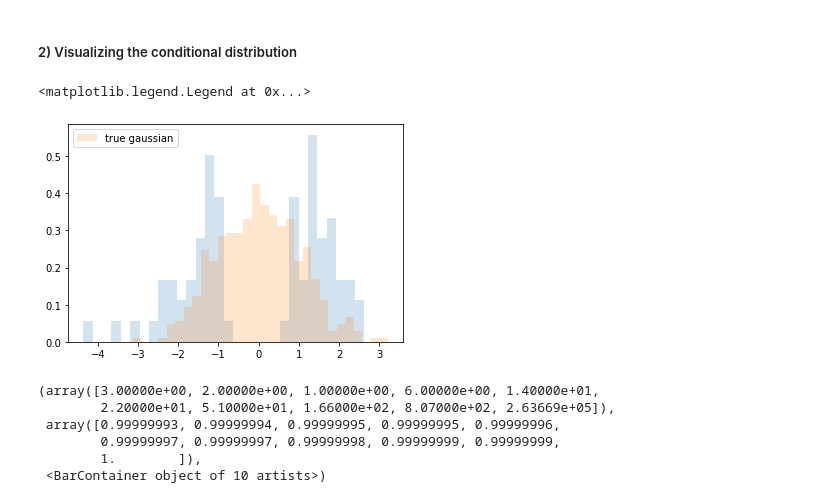
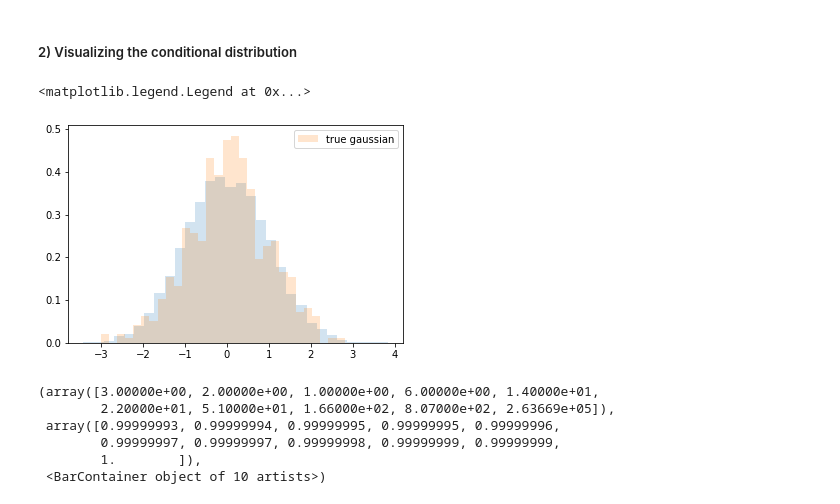
Before and after one commit to quentin-duchemin/SIGLE, a Jupyter notebook: SIGLE.ipynb, the cells around one changed output. Cells and saved outputs as stored; diff of their text form; code cells hidden in the pictures.

```diff
--- a/SIGLE.ipynb
+++ b/SIGLE.ipynb
@@ -116,0 +85,29 @@ Size selected support:  9
+# %%
+n,p = 1200,12
+lamb = 2
+
+d = 2
+theta = 0.1*np.ones(d)
+truetheta = np.zeros(p)
+truetheta[:d] = theta
+
+np.random.seed(1)
+
+rescale = 2*np.sqrt(n)/p
+X = rescale * np.random.normal(0,1,(n,p))
+#X /= np.tile(np.linalg.norm(X,axis=0),(n,1))
+matXtrue = X[:,:d]
+
+sig = sigmoid(matXtrue @ theta)
+yobs = np.random.rand(n) <= sig
+model = LogisticRegression(C = 1/lamb, penalty='l1', solver='liblinear', fit_intercept=False)
+model.fit(X, yobs)
+theta_obs = model.coef_[0]
+M = np.where( np.abs(theta_obs) > 1e-5)[0]
+print('Selected support: ', M)
+print('Size selected support: ', len(M))
+
+
+# definition of the null distribution
+thetanull = np.zeros(p)
+signull = sigmoid(X @ thetanull)
@@ -122,17 +122,17 @@ If $n\geq17$, *SEI_sampling* should be set to *True* to avoid computational issu
 # %%
 SEI_sampling = True
 if SEI_sampling:
-    states = SEI_by_sampling(sig, X, lamb, M, nb_ite=10000000)
+    states = SEI_by_sampling(sig, X, lamb, M, nb_ite=10000)
     if (np.abs(signull - sig)>1e-3).any():
-        statesnull = SEI_by_sampling(signull, X, lamb, M, nb_ite=10000000)
+        statesnull = SEI_by_sampling(signull, X, lamb, M, nb_ite=10000)
     else:
         statesnull = np.copy(states)
 else:
     probasalt, EM_states = true_conditional_distribution(theta_obs,X,yobs,lamb,truetheta,conditioning_signs=False)
-    probasnull, EM_statesnull = true_conditional_distribution(theta_obs,X,yobs,lamb,thetanull,conditioning_signs=False,states=EM_states)
-    idxs = np.random.choice([i for i in range(len(EM_states))], size=3000, p=probasalt)
+    probasnull, EM_statesnull = true_conditional_distribution(theta_obs,X,yobs,lamb,thetanull,conditioning_signs=False,states=states)
+    idxs = np.random.choice([i for i in range(len(EM_states))], size=300, p=probasalt)
     states = [EM_states[i] for i in idxs]
-    idxs_null = np.random.choice([i for i in range(len(EM_statesnull))], size=3000, p=probasnull)
+    idxs_null = np.random.choice([i for i in range(len(EM_statesnull))], size=300, p=probasnull)
     statesnull = [EM_statesnull[i] for i in idxs_null]
 print('Number of states in the selection event: ', len(states))
 # %% [output]
@@ -143,4 +143,4 @@ Number of states in the selection event:  264741
 n,p = np.shape(X)
 matXtrue = X[:,M]
 tildeGN_12, barpi = params_saturated(signull, matXtrue, statesnull)
-net, loss_values = train_network(matXtrue/rescale**2,max(1,truetheta[0]),nb_epochs=700,lrstart=0.1,lrdecay_step=80)
+#net, loss_values = train_network(matXtrue/rescale**2,max(1,truetheta[0]),nb_epochs=100,lrstart=0.1,lrdecay_step=80)
@@ -664,34 +414,35 @@ except:
     model.fit(matXtrue, barpi)
     tildetheta = model.coef_
 tildeGN = matXtrue.T @ np.diag(barpi*(np.ones(n)-barpi)) @ matXtrue
 usvd,s,vt = np.linalg.svd(tildeGN)
 tildeGN_12 = usvd @ np.diag(1/np.sqrt(s)) @ vt
 GNtilde = matXtrue.T @ np.diag(sigmoid1(matXtrue @ tildetheta)) @ matXtrue
 VN = tildeGN_12 @ GNtilde
 
 lsstat = []
 u  = np.random.normal(0,1,len(M))
 u /= np.linalg.norm(u)
 u = np.zeros(len(M))
 u[0] = 1
 lspvals_selec = []
 for i in range(len(states)):
     y = np.array(states[i])
     # selected
     model = LogisticRegression(C=10000, solver='liblinear', fit_intercept=False)
     model.fit(matXtrue, y)
     theta = model.coef_[0]
     stat = u.T @ VN @ (theta - tildetheta)
+    stat = u.T @ tildeGN_12 @ matXtrue.T @ (y-barpi)
     lsstat.append(stat)
     stat2 = np.linalg.norm( VN @ (theta - tildetheta))**2
     lspvals_selec.append(1-scipy.stats.chi2.cdf(stat2, len(M)))
 a= plt.hist(lsstat, density=True, alpha=0.2, bins=30)
 b = np.random.normal(0,1,500)
 c = plt.hist(b,density=True, bins=30, alpha=0.2, label='true gaussian')
 plt.legend()
 # %% [output]
 <matplotlib.legend.Legend at 0x...>
-[figure, old version]
+[figure, new version]
 # %%
 a = plt.hist(lspvals_selec)
 # %% [output]
```
Also changed, not shown: parts of 26 cells of this notebook.
